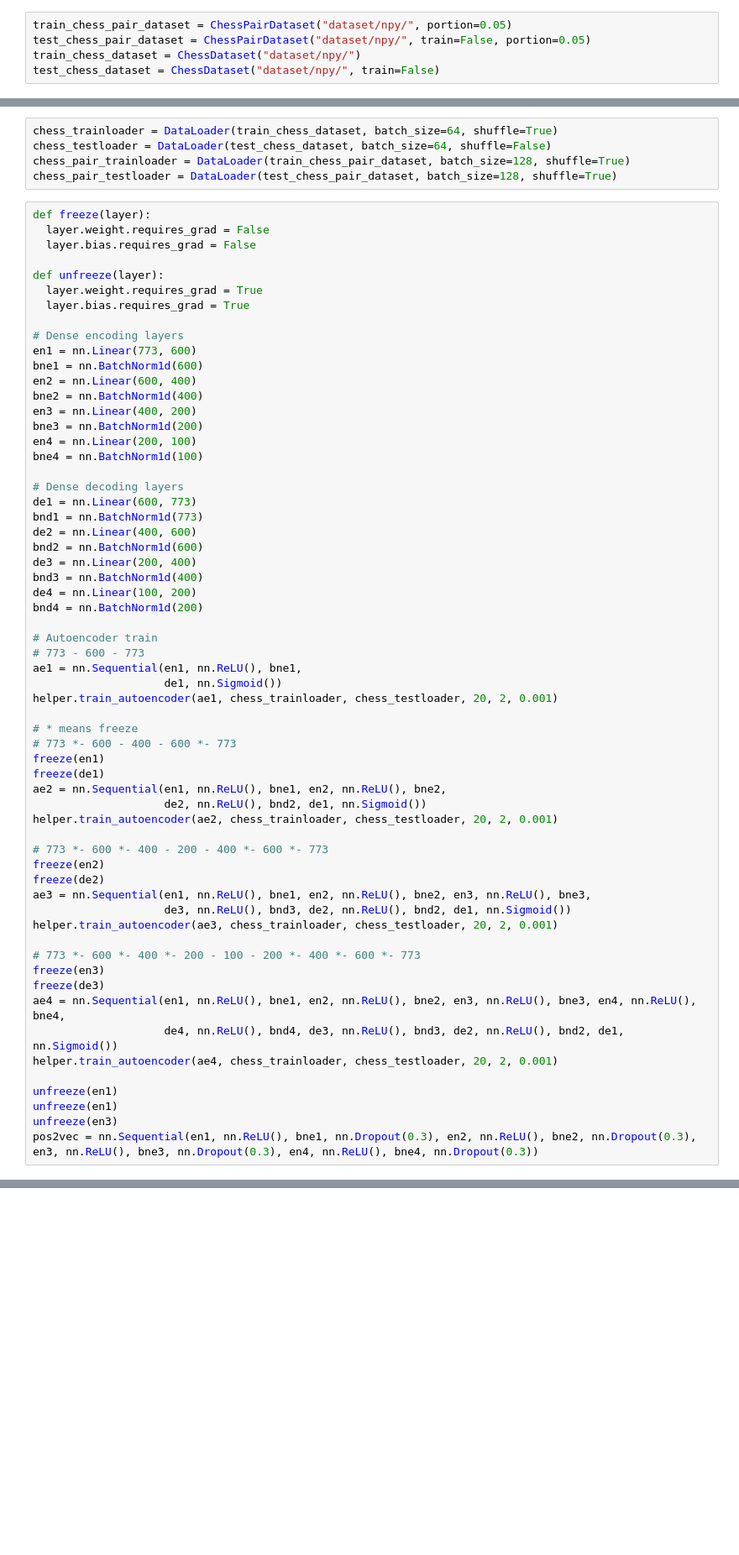
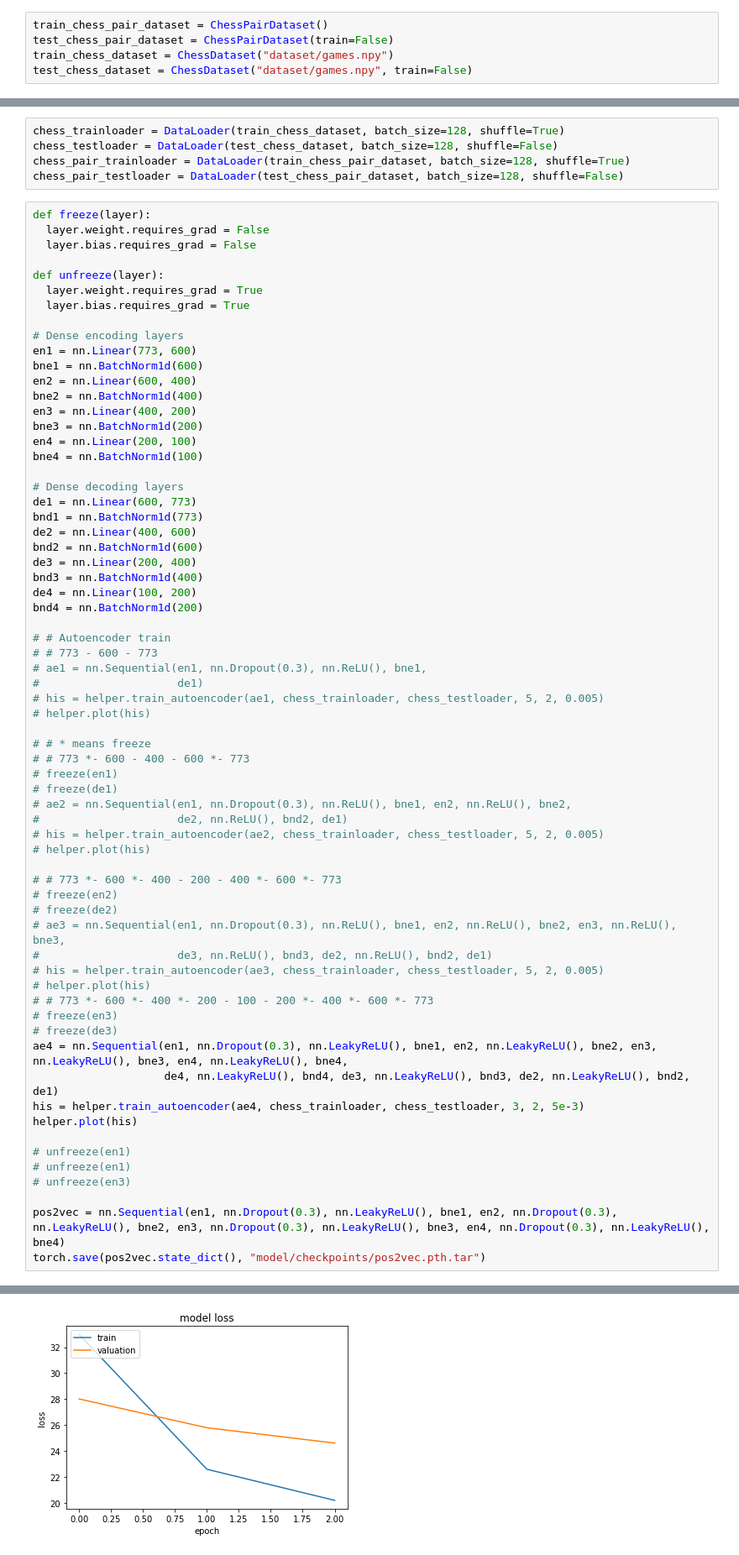
Before and after one commit to hbhungg/DeepChess, a Jupyter notebook: train.ipynb, the cells around one changed output, grey strips where cells are left out. Shown at 84% size. Drawn from its saved outputs; the diff is of its cells as text; blank space fills up the shorter version.

```diff
--- a/train.ipynb
+++ b/train.ipynb
@@ -15,10 +16,10 @@ import torch.nn as nn
 import torch.nn.functional as F
 import torchvision
 # %%
-train_chess_pair_dataset = ChessPairDataset("dataset/npy/", portion=0.05)
-test_chess_pair_dataset = ChessPairDataset("dataset/npy/", train=False, portion=0.05)
-train_chess_dataset = ChessDataset("dataset/npy/")
-test_chess_dataset = ChessDataset("dataset/npy/", train=False)
+train_chess_pair_dataset = ChessPairDataset()
+test_chess_pair_dataset = ChessPairDataset(train=False)
+train_chess_dataset = ChessDataset("dataset/games.npy")
+test_chess_dataset = ChessDataset("dataset/games.npy", train=False)
 # %%
 len(train_chess_pair_dataset), len(test_chess_pair_dataset)
 # %% [output]
@@ -30,8 +31,8 @@ len(train_chess_dataset), len(test_chess_dataset)
 # %%
-chess_trainloader = DataLoader(train_chess_dataset, batch_size=64, shuffle=True)
-chess_testloader = DataLoader(test_chess_dataset, batch_size=64, shuffle=False)
+chess_trainloader = DataLoader(train_chess_dataset, batch_size=128, shuffle=True)
+chess_testloader = DataLoader(test_chess_dataset, batch_size=128, shuffle=False)
 chess_pair_trainloader = DataLoader(train_chess_pair_dataset, batch_size=128, shuffle=True)
-chess_pair_testloader = DataLoader(test_chess_pair_dataset, batch_size=128, shuffle=True)
+chess_pair_testloader = DataLoader(test_chess_pair_dataset, batch_size=128, shuffle=False)
 # %%
 def freeze(layer):
   layer.weight.requires_grad = False
@@ -61,36 +62,41 @@ bnd3 = nn.BatchNorm1d(400)
 de4 = nn.Linear(100, 200)
 bnd4 = nn.BatchNorm1d(200)
 
-# Autoencoder train
-# 773 - 600 - 773
-ae1 = nn.Sequential(en1, nn.ReLU(), bne1,
-                    de1, nn.Sigmoid())
-helper.train_autoencoder(ae1, chess_trainloader, chess_testloader, 20, 2, 0.001)
+# # Autoencoder train
+# # 773 - 600 - 773
+# ae1 = nn.Sequential(en1, nn.Dropout(0.3), nn.ReLU(), bne1,
+#                     de1)
+# his = helper.train_autoencoder(ae1, chess_trainloader, chess_testloader, 5, 2, 0.005)
+# helper.plot(his)
 
-# * means freeze
-# 773 *- 600 - 400 - 600 *- 773
-freeze(en1)
-freeze(de1)
-ae2 = nn.Sequential(en1, nn.ReLU(), bne1, en2, nn.ReLU(), bne2,
-                    de2, nn.ReLU(), bnd2, de1, nn.Sigmoid())
-helper.train_autoencoder(ae2, chess_trainloader, chess_testloader, 20, 2, 0.001)
+# # * means freeze
+# # 773 *- 600 - 400 - 600 *- 773
+# freeze(en1)
+# freeze(de1)
+# ae2 = nn.Sequential(en1, nn.Dropout(0.3), nn.ReLU(), bne1, en2, nn.ReLU(), bne2,
+#                     de2, nn.ReLU(), bnd2, de1)
+# his = helper.train_autoencoder(ae2, chess_trainloader, chess_testloader, 5, 2, 0.005)
+# helper.plot(his)
 
-# 773 *- 600 *- 400 - 200 - 400 *- 600 *- 773
-freeze(en2)
-freeze(de2)
-ae3 = nn.Sequential(en1, nn.ReLU(), bne1, en2, nn.ReLU(), bne2, en3, nn.ReLU(), bne3,
-                    de3, nn.ReLU(), bnd3, de2, nn.ReLU(), bnd2, de1, nn.Sigmoid())
-helper.train_autoencoder(ae3, chess_trainloader, chess_testloader, 20, 2, 0.001)
+# # 773 *- 600 *- 400 - 200 - 400 *- 600 *- 773
+# freeze(en2)
+# freeze(de2)
+# ae3 = nn.Sequential(en1, nn.Dropout(0.3), nn.ReLU(), bne1, en2, nn.ReLU(), bne2, en3, nn.ReLU(), bne3,
+#                     de3, nn.ReLU(), bnd3, de2, nn.ReLU(), bnd2, de1)
+# his = helper.train_autoencoder(ae3, chess_trainloader, chess_testloader, 5, 2, 0.005)
+# helper.plot(his)
+# # 773 *- 600 *- 400 *- 200 - 100 - 200 *- 400 *- 600 *- 773
+# freeze(en3)
+# freeze(de3)
+ae4 = nn.Sequential(en1, nn.Dropout(0.3), nn.LeakyReLU(), bne1, en2, nn.LeakyReLU(), bne2, en3, nn.LeakyReLU(), bne3, en4, nn.LeakyReLU(), bne4,
+                    de4, nn.LeakyReLU(), bnd4, de3, nn.LeakyReLU(), bnd3, de2, nn.LeakyReLU(), bnd2, de1)
+his = helper.train_autoencoder(ae4, chess_trainloader, chess_testloader, 3, 2, 5e-3)
+helper.plot(his)
 
-# 773 *- 600 *- 400 *- 200 - 100 - 200 *- 400 *- 600 *- 773
-freeze(en3)
-freeze(de3)
-ae4 = nn.Sequential(en1, nn.ReLU(), bne1, en2, nn.ReLU(), bne2, en3, nn.ReLU(), bne3, en4, nn.ReLU(), bne4,
-                    de4, nn.ReLU(), bnd4, de3, nn.ReLU(), bnd3, de2, nn.ReLU(), bnd2, de1, nn.Sigmoid())
-helper.train_autoencoder(ae4, chess_trainloader, chess_testloader, 20, 2, 0.001)
+# unfreeze(en1)
+# unfreeze(en1)
+# unfreeze(en3)
 
-unfreeze(en1)
-unfreeze(en1)
-unfreeze(en3)
-pos2vec = nn.Sequential(en1, nn.ReLU(), bne1, nn.Dropout(0.3), en2, nn.ReLU(), bne2, nn.Dropout(0.3), en3, nn.ReLU(), bne3, nn.Dropout(0.3), en4, nn.ReLU(), bne4, nn.Dropout(0.3))
+pos2vec = nn.Sequential(en1, nn.Dropout(0.3), nn.LeakyReLU(), bne1, en2, nn.Dropout(0.3), nn.LeakyReLU(), bne2, en3, nn.Dropout(0.3), nn.LeakyReLU(), bne3, en4, nn.Dropout(0.3), nn.LeakyReLU(), bne4)
+torch.save(pos2vec.state_dict(), "model/checkpoints/pos2vec.pth.tar")
 # %% [output]
@@ -104,0 +103 @@ end
+[figure, added]
```
Also changed, not shown: parts of 14 cells of this notebook, 3 other files.
